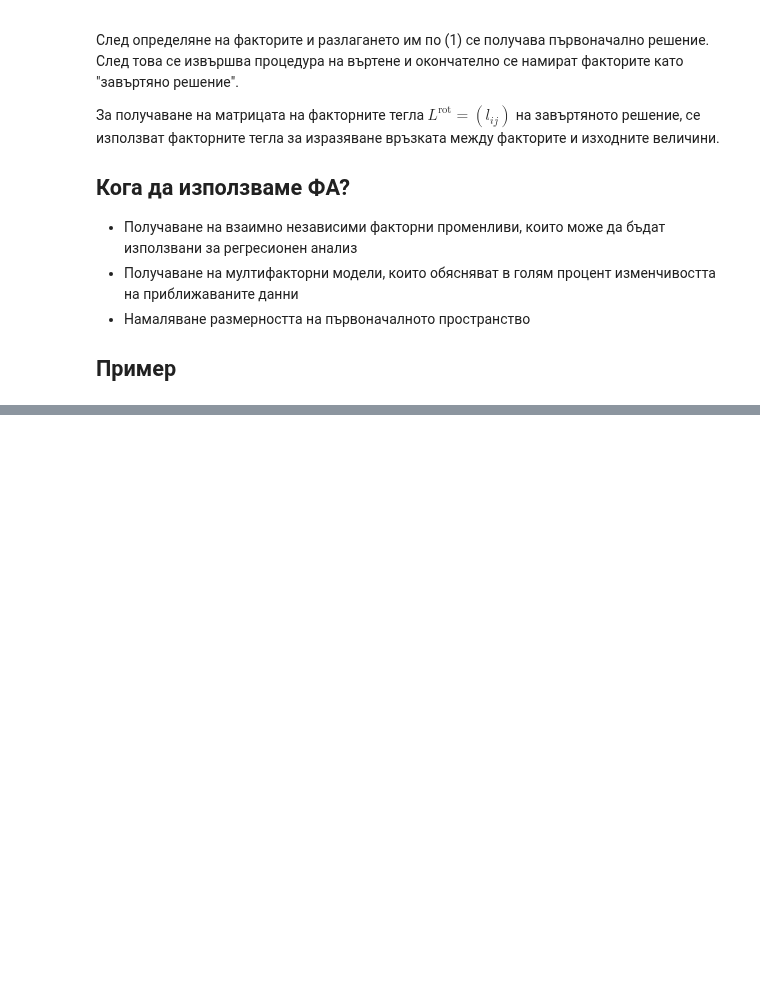
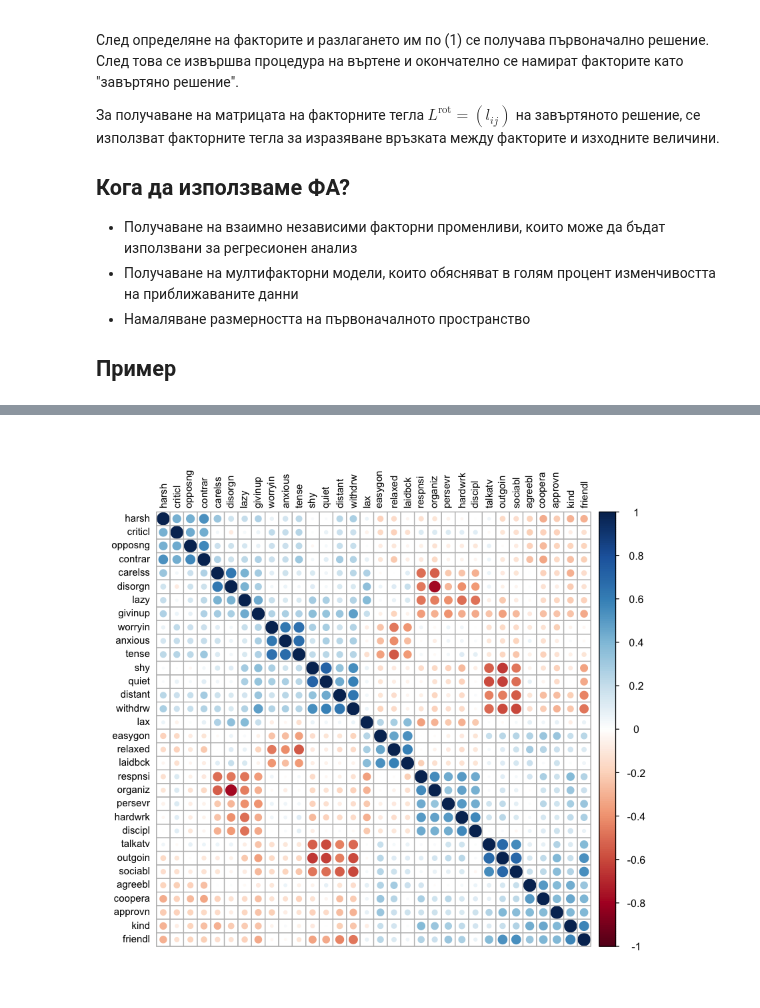
Before and after one commit to andybala/curiousily.github.com, a Jupyter notebook: notebooks/20.ml_basics_probability_factor_analysis.ipynb, the cells around one changed output, grey strips where cells are left out. Cells and saved outputs as stored; diff of their text form; code cells hidden in the pictures; blank space fills up the shorter version.

```diff
--- a/notebooks/20.ml_basics_probability_factor_analysis.ipynb
+++ b/notebooks/20.ml_basics_probability_factor_analysis.ipynb
@@ -9,11 +1,3 @@ from pylab import rcParams
-# %%
-sns.set(style='whitegrid', palette='muted', font_scale=1.5)
-
-rcParams['figure.figsize'] = 14, 8
-
-plt.xkcd()
-
-RANDOM_SEED = 42
 # %% [markdown]
 # Факторен анализ
 
@@ -92,0 +83,6 @@ $$\sum_{i=1}^n||P_kx_i||^2 \geq .95\sum_{i=1}^n||x_i||^2$$
+# %%
+data <- as.tibble(read.table("data/personality0.txt"))
+# %%
+corrplot(cor(data), order = "hclust", tl.col='black', tl.cex=.75)
+# %% [output]
+[figure, added]
```
Also changed, not shown: parts of 11 cells of this notebook, 1 other file.
